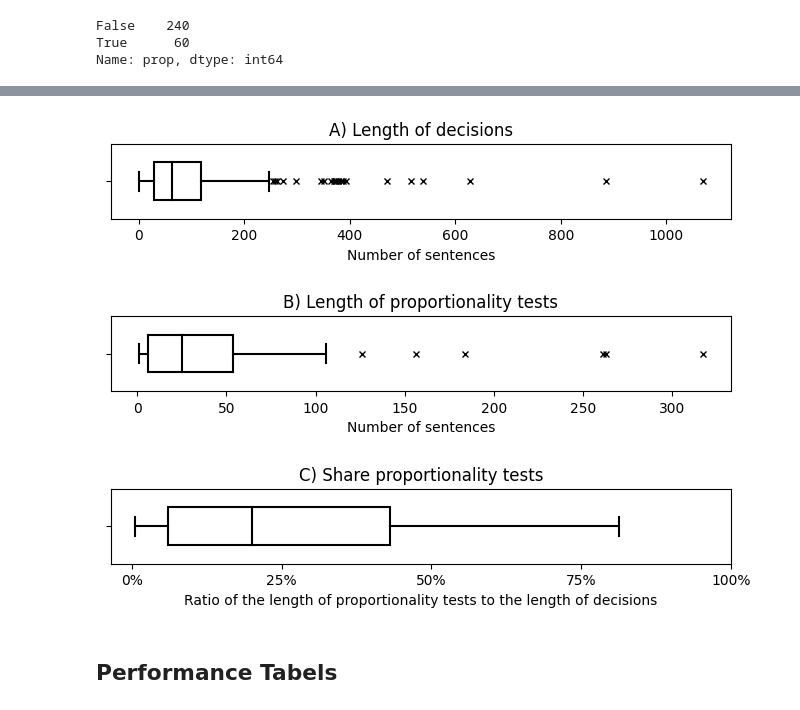
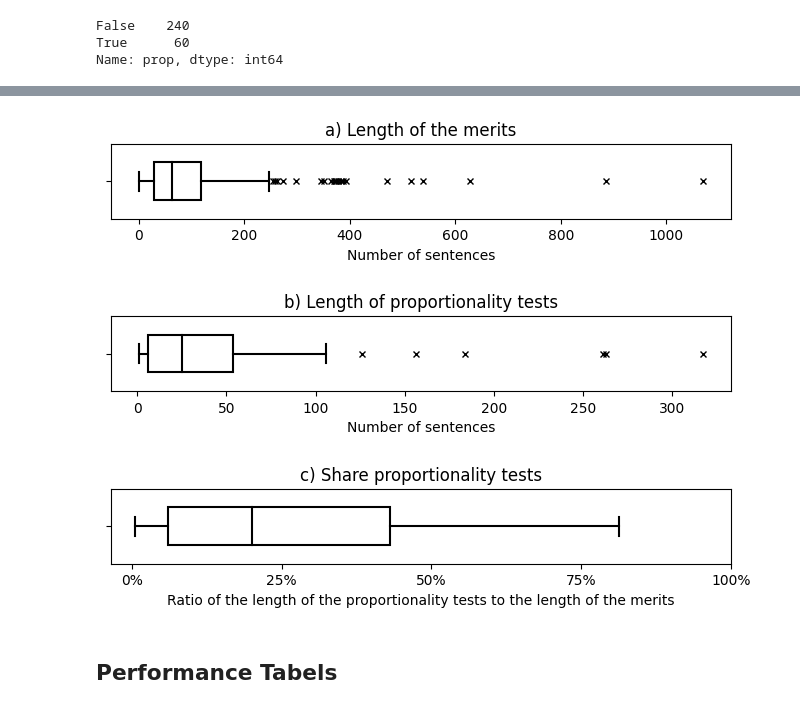
Before and after one commit to klueders/proportionality-argument, a Jupyter notebook: evaluation.ipynb, the cells around one changed output, grey strips where cells are left out. Saved outputs shown, nothing was run; the diff lists cells and outputs as text; code cells hidden in the pictures.

```diff
--- a/evaluation.ipynb
+++ b/evaluation.ipynb
@@ -58,35 +67,35 @@ Name: prop, dtype: int64
 # %%
 PROPS = {
     'boxprops':{'facecolor':'none', 'edgecolor':'black'},
     'medianprops':{'color':'black'},
     'whiskerprops':{'color':'black'},
     'capprops':{'color':'black'},
     'flierprops': {'marker':'x','markeredgecolor':'black'}
 }
 
 plt_df = data_dec[data_dec.prop > 0].copy()
 plt_df['share'] = plt_df.apply(lambda row: row.prop / row.len, axis=1)
 
 fig, axs = plt.subplots(nrows=3,figsize=(8, 7))
 
 #fig.tight_layout(pad=5.0)
 sns.boxplot(x = data_dec['len'], color='white', width=.5, **PROPS, ax=axs[0])
-axs[0].set_title("A) Length of decisions")
+axs[0].set_title("a) Length of the merits")
 axs[0].set_xlabel("Number of sentences")
 sns.boxplot(x = plt_df['prop'], color='white', width=.5, **PROPS, ax=axs[1])
-axs[1].set_title("B) Length of proportionality tests")
+axs[1].set_title("b) Length of proportionality tests")
 axs[1].set_xlabel("Number of sentences")
 sns.boxplot(x = plt_df['share'], color='white', width=.5, **PROPS, ax=axs[2])
-axs[2].set_title("C) Share proportionality tests")
-axs[2].set_xlabel("Ratio of the length of proportionality tests to the length of decisions")
+axs[2].set_title("c) Share proportionality tests")
+axs[2].set_xlabel("Ratio of the length of the proportionality tests to the length of the merits")
 axs[2].set_xticks([0,0.25,0.5,0.75,1],['0%','25%','50%','75%','100%'])
 
 fig.subplots_adjust(bottom=0.2,
                     top=0.8,
                     hspace=1.3)
 plt.show()
 # %% [output]
-[figure, old version]
+[figure, new version]
 # %% [markdown]
 ## Performance Tabels
 # %% [markdown]
```
Also changed, not shown: parts of 1 cell of this notebook, 1 other file.
